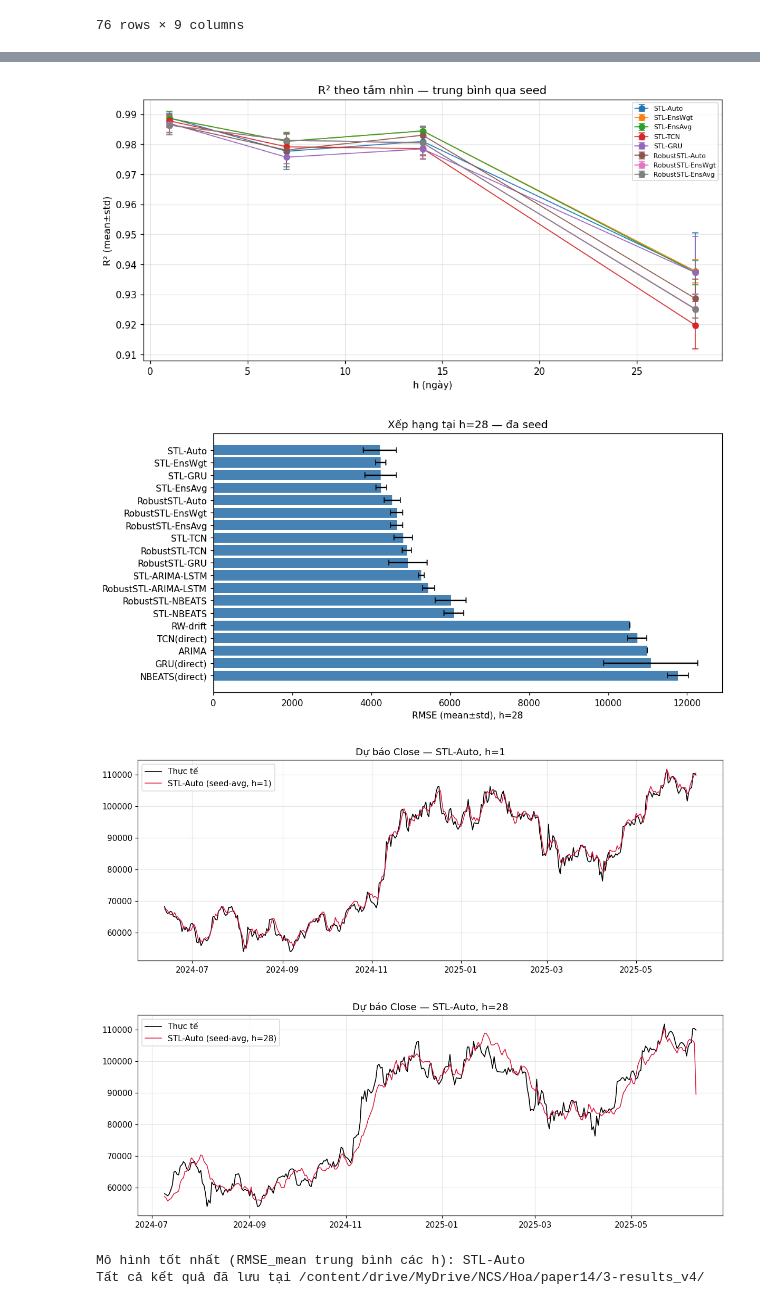
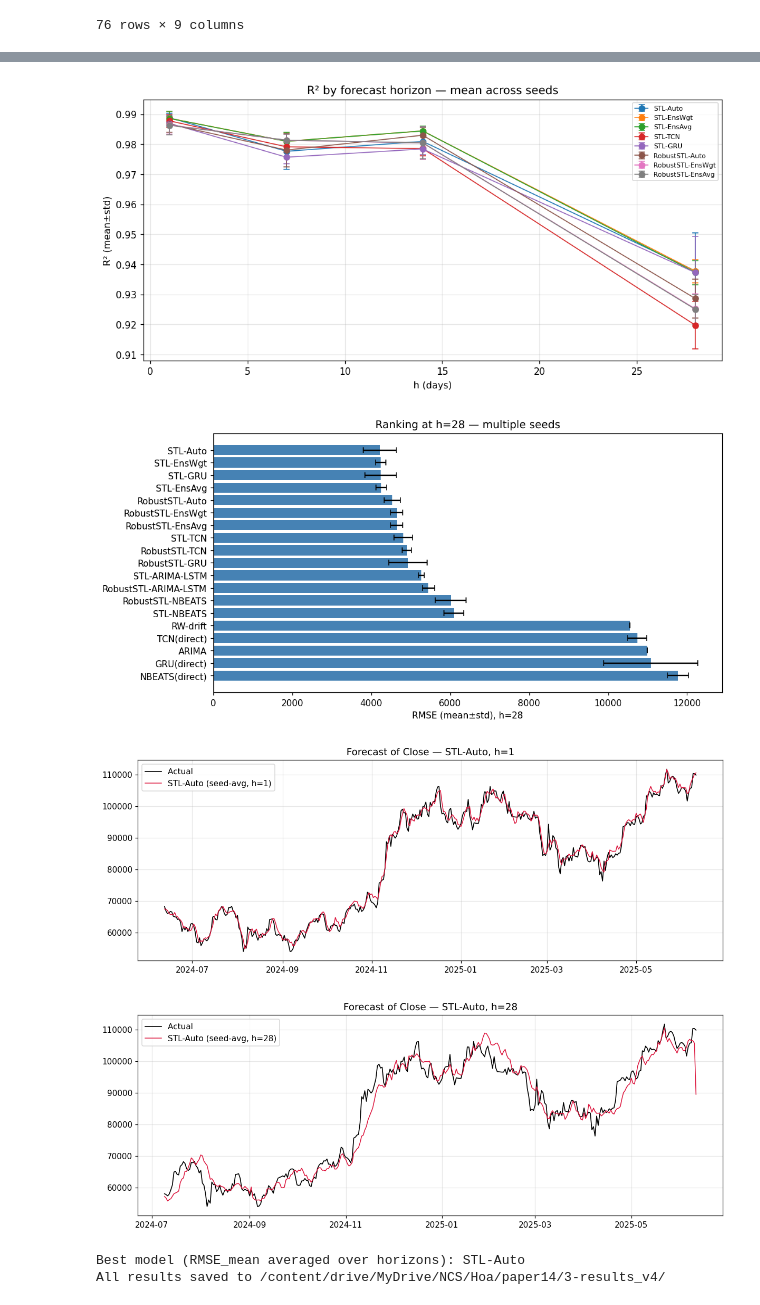
Before and after one commit to HOAHCE/Decomposition-Ensembles-for-Bitcoin-Price-Forecasting, a Jupyter notebook: code/decomposition_ensemble_experiments.ipynb, the cells around one changed output, grey strips where cells are left out. Saved outputs shown, nothing was run; the diff lists cells and outputs as text; code cells hidden in the pictures.

```diff
--- a/code/decomposition_ensemble_experiments.ipynb
+++ b/code/decomposition_ensemble_experiments.ipynb
@@ -235,5 +285,6 @@ ARIMA-trend xong
 # %%
 def metrics_full(y_true,y_pred,y_org=None):
+    "RMSE, MAE, MAPE, sMAPE, R2 and, given the origin prices y_org, Theil's U and directional accuracy."
     y_true=np.asarray(y_true,float);y_pred=np.asarray(y_pred,float);e=y_true-y_pred
     r=dict(RMSE=np.sqrt(np.mean(e**2)),MAE=np.mean(np.abs(e)),MAPE=np.mean(np.abs(e/y_true))*100,
            sMAPE=np.mean(2*np.abs(e)/(np.abs(y_true)+np.abs(y_pred)+1e-12))*100)
@@ -244,6 +295,8 @@ def metrics_full(y_true,y_pred,y_org=None):
         r['DA']=np.mean(np.sign(y_pred-y_org)==np.sign(y_true-y_org))*100
     return r
 def dm_test(e1,e2,h=1,loss='MSE'):
+    '''Diebold-Mariano test with the Harvey-Leybourne-Newbold small-sample correction and an
+    h-dependent long-run variance. Negative statistic: model 1 is more accurate. Two-sided p-value.'''
     e1=np.asarray(e1,float);e2=np.asarray(e2,float)
     d=(e1**2-e2**2) if loss=='MSE' else (np.abs(e1)-np.abs(e2))
     T=len(d);db=d.mean();g0=np.mean((d-db)**2)
@@ -459,11 +516,11 @@ savg.to_csv(os.path.join(CONFIG['OUT_DIR'],'seed_averaged_metrics.csv'),index=Fa
 | 75 | ARIMA | 28 | 10,985.9734 | 8,365.3607 | 9.6962 | 10.1420 | 0.5821 | 1.0000 | 41.1243 |
 76 rows × 9 columns
 # %%
-# Diebold-Mariano: mô hình tốt nhất (theo RMSE_mean trung bình các h) vs baseline
+# Diebold-Mariano: best proposed model (lowest RMSE averaged over horizons) vs. each baseline (Table 7)
 if CONFIG['RUN_DM']:
     meanrmse={name:np.mean([AVGM[name][h]['RMSE'] for h in HZ]) for name in AVG}
     prop=[m for m in AVG if any(t in m for t in ['Auto','EnsWgt','EnsAvg','-TCN','-NBEATS'])]
-    best=min(prop,key=lambda m:meanrmse[m]); print('Đề xuất tốt nhất:',best)
+    best=min(prop,key=lambda m:meanrmse[m]); print('Best proposed model:',best)
     bases=[m for m in ['ARIMA','RW-drift','GRU(direct)','TCN(direct)','NBEATS(direct)'] if m in AVG]
     def es(name,h): a=AVG[name][h]; return a['y_true']-a['y_pred'],a['idx']
     rows=[]
@@ -472,7 +529,7 @@ if CONFIG['RUN_DM']:
         for b in bases:
             e2,i2=es(b,h);com=np.intersect1d(ib,i2)
             st,p=dm_test(eb[np.isin(ib,com)],e2[np.isin(i2,com)],h=h)
-            rows.append(dict(DeXuat=best,Baseline=b,h=h,DM=st,p=p,
-                KetLuan=('đề xuất tốt hơn' if st<0 and p<0.05 else 'baseline tốt hơn' if st>0 and p<0.05 else 'không khác biệt')))
+            rows.append(dict(Proposed=best,Baseline=b,h=h,DM=st,p=p,
+                Conclusion=('proposed better' if st<0 and p<0.05 else 'baseline better' if st>0 and p<0.05 else 'no difference')))
     dmt=pd.DataFrame(rows); display(dmt); dmt.to_csv(os.path.join(CONFIG['OUT_DIR'],'DM_seedavg.csv'),index=False)
 # %% [output]
@@ -655,23 +714,23 @@ champ=[]
 for h in HZ:
     sub=agg[agg.h==h].sort_values('RMSE_mean')
     win=sub.iloc[0]; name=win.Model
-    # baseline mạnh nhất (RMSE nhỏ nhất trong nhóm baseline) để kiểm định
+    # strongest baseline (lowest RMSE among the baselines) used for the test
     base_pool=[m for m in ['ARIMA','RW-drift','GRU(direct)','TCN(direct)','NBEATS(direct)'] if m in PRED]
     bestbase=min(base_pool,key=lambda m:AVGM[m][h]['RMSE'])
-    wrow=wil[(wil.DeXuat==name)&(wil.Baseline==bestbase)&(wil.h==h)]
+    wrow=wil[(wil.Proposed==name)&(wil.Baseline==bestbase)&(wil.h==h)]
     wp=float(wrow.wilcoxon_p.values[0]) if len(wrow) else np.nan
-    champ.append(dict(h=h, VoDich=name, RMSE=f"{win.RMSE_mean:.0f}±{win.RMSE_std:.0f}",
+    champ.append(dict(h=h, Leader=name, RMSE=f"{win.RMSE_mean:.0f}±{win.RMSE_std:.0f}",
         R2=round(win.R2_mean,4), MAPE=round(win.MAPE_mean,3), DA=round(win.DA_mean,1),
-        trong_MCS=('có' if name in MCS_INCL.get(h,[]) else 'không'),
+        in_MCS=('yes' if name in MCS_INCL.get(h,[]) else 'no'),
         vs_baseline=bestbase, Wilcoxon_p=round(wp,4) if wp==wp else np.nan,
-        hon_baseline=('có (p<0.05)' if wp==wp and wp<0.05 else 'chưa rõ'),
+        beats_baseline=('yes (p<0.05)' if wp==wp and wp<0.05 else 'unclear'),
         Top3=', '.join(f'{r.Model}({r.RMSE_mean:.0f})' for _,r in sub.head(3).iterrows())))
 champ_df=pd.DataFrame(champ); display(champ_df); champ_df.to_csv(os.path.join(CONFIG['OUT_DIR'],'best_per_horizon.csv'),index=False)
 
-# hạng trung bình (scale-free) như chỉ số tổng hợp
+# average rank by RMSE (scale-free) as an overall summary
 piv=agg.pivot_table(index='Model',columns='h',values='RMSE_mean')
 rank=piv.rank(axis=0)
 summ=pd.DataFrame({'avg_rank':rank.mean(axis=1),'avg_RMSE':piv.mean(axis=1)}).sort_values('avg_rank')
-print('\nChỉ số tổng hợp (avg-rank theo RMSE, scale-free):'); display(summ.head(8).round(2))
+print('\nOverall summary (average rank by RMSE, scale-free):'); display(summ.head(8).round(2))
 summ.to_csv(os.path.join(CONFIG['OUT_DIR'],'overall_rank.csv'))
 # %% [output]
@@ -696,38 +757,38 @@ Chỉ số tổng hợp (avg-rank theo RMSE, scale-free):
 # %%
 piv_m=agg.pivot_table(index='Model',columns='h',values='R2_mean')
 piv_s=agg.pivot_table(index='Model',columns='h',values='R2_std')
 order=list(agg.sort_values('RMSE_mean').Model.unique())
-# R2 mean theo h (top mô hình)
+# R2 mean by horizon (top models)
 top=order[:8]
 plt.figure(figsize=(11,5))
 for name in top:
     plt.errorbar(HZ,[agg[(agg.Model==name)&(agg.h==h)].R2_mean.values[0] for h in HZ],
                  yerr=[agg[(agg.Model==name)&(agg.h==h)].R2_std.values[0] for h in HZ],marker='o',capsize=3,label=name,lw=1)
-plt.xlabel('h (ngày)');plt.ylabel('R² (mean±std)');plt.title('R² theo tầm nhìn — trung bình qua seed');plt.grid(alpha=.3);plt.legend(fontsize=7)
+plt.xlabel('h (days)');plt.ylabel('R² (mean±std)');plt.title('R² by forecast horizon — mean across seeds');plt.grid(alpha=.3);plt.legend(fontsize=7)
 plt.savefig(os.path.join(CONFIG['OUT_DIR'],'R2_mean_std.png'),bbox_inches='tight');plt.show()
 
-# RMSE mean±std tại h lớn nhất
+# RMSE mean ± std at the longest horizon
 hh=max(HZ); sub=agg[agg.h==hh].sort_values('RMSE_mean')
 plt.figure(figsize=(10,5))
 plt.barh(sub.Model[::-1],sub.RMSE_mean[::-1],xerr=sub.RMSE_std[::-1],capsize=3,color='steelblue')
-plt.xlabel(f'RMSE (mean±std), h={hh}');plt.title(f'Xếp hạng tại h={hh} — đa seed');plt.tight_layout()
+plt.xlabel(f'RMSE (mean±std), h={hh}');plt.title(f'Ranking at h={hh} — multiple seeds');plt.tight_layout()
 plt.savefig(os.path.join(CONFIG['OUT_DIR'],f'rank_h{hh}_meanstd.png'),bbox_inches='tight');plt.show()
 
-# dự báo seed-averaged của mô hình tốt nhất
+# seed-averaged forecasts of the best model
 bestm=min(AVG,key=lambda m:np.mean([AVGM[m][h]['RMSE'] for h in HZ]))
 for h_show in [1,hh]:
     a=AVG[bestm][h_show];t=df.index[a['idx']]
-    plt.figure(figsize=(13,4.5));plt.plot(t,a['y_true'],'k',lw=1.1,label='Thực tế')
+    plt.figure(figsize=(13,4.5));plt.plot(t,a['y_true'],'k',lw=1.1,label='Actual')
     plt.plot(t,a['y_pred'],'crimson',lw=1,label=f'{bestm} (seed-avg, h={h_show})')
-    plt.title(f'Dự báo {CONFIG["TARGET"]} — {bestm}, h={h_show}');plt.legend();plt.grid(alpha=.3)
-    plt.savefig(os.path.join(CONFIG['OUT_DIR'],f'dubao_{bestm}_h{h_show}.png'),bbox_inches='tight');plt.show()
-print('Mô hình tốt nhất (RMSE_mean trung bình các h):',bestm)
-print('Tất cả kết quả đã lưu tại',CONFIG['OUT_DIR'])
+    plt.title(f'Forecast of {CONFIG["TARGET"]} — {bestm}, h={h_show}');plt.legend();plt.grid(alpha=.3)
+    plt.savefig(os.path.join(CONFIG['OUT_DIR'],f'forecast_{bestm}_h{h_show}.png'),bbox_inches='tight');plt.show()
+print('Best model (RMSE_mean averaged over horizons):',bestm)
+print('All results saved to',CONFIG['OUT_DIR'])
 # %% [output]
-[figure, old version]
+[figure, new version]
-[figure, old version]
+[figure, new version]
-[figure, old version]
+[figure, new version]
-[figure, old version]
+[figure, new version]
-Mô hình tốt nhất (RMSE_mean trung bình các h): STL-Auto
-Tất cả kết quả đã lưu tại /content/drive/MyDrive/NCS/Hoa/paper14/3-results_v4/
+Best model (RMSE_mean averaged over horizons): STL-Auto
+All results saved to /content/drive/MyDrive/NCS/Hoa/paper14/3-results_v4/
 # %% [markdown]
```
Also changed, not shown: parts of 28 cells of this notebook, 33 other files.
